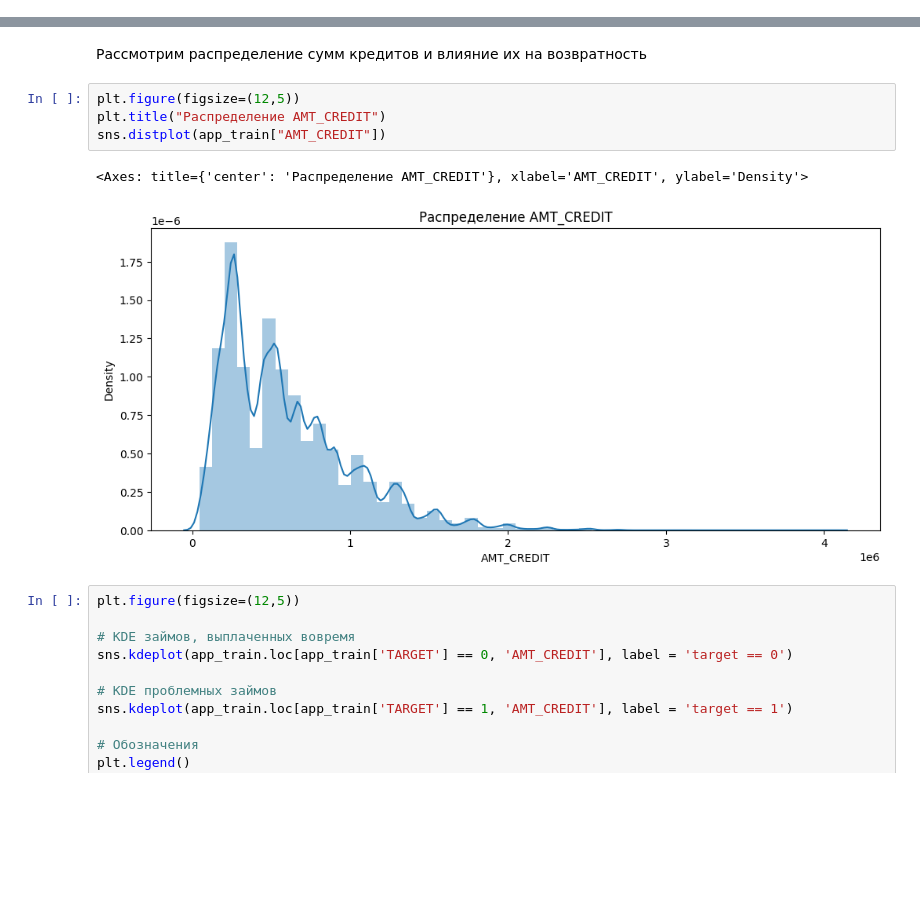
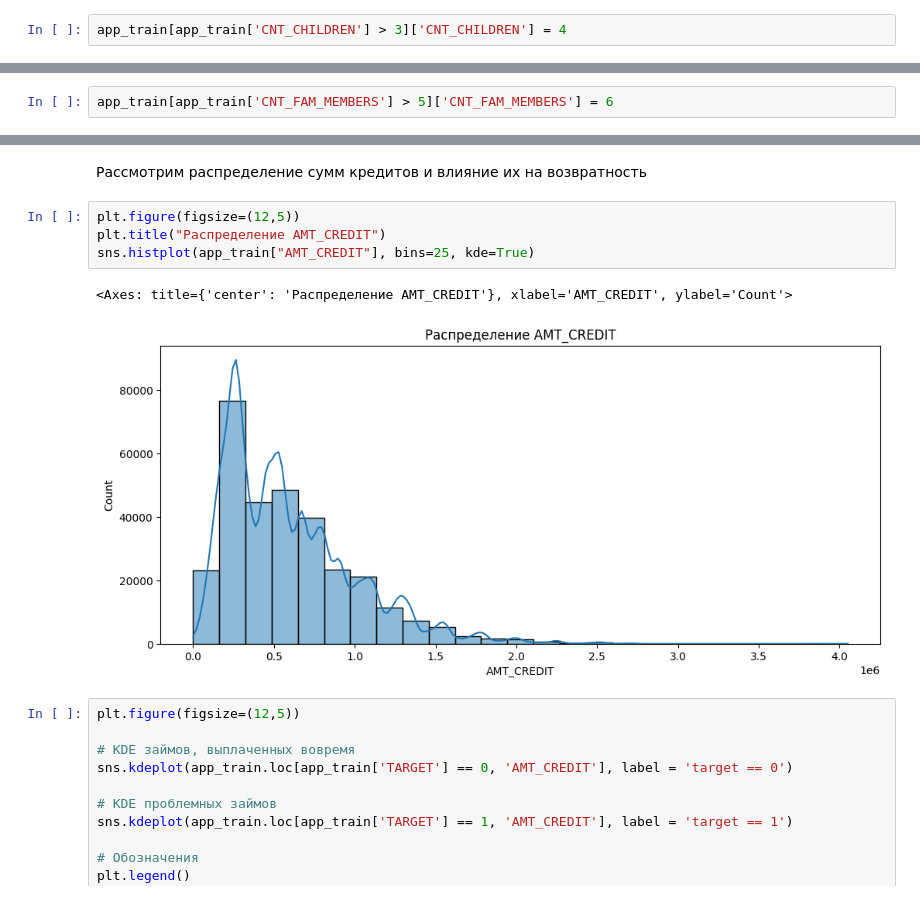
Before and after one commit to Uralbeckins/Credit-Score-Prediction-Home-Credit-Bank, a Jupyter notebook: Credit_Scoring.ipynb, the cells around one changed output, grey strips where cells are left out. Cells and saved outputs as stored; diff of their text form; blank space fills up the shorter version.

```diff
--- a/Credit_Scoring.ipynb
+++ b/Credit_Scoring.ipynb
@@ -366,3 +429,5 @@ Name: count, dtype: int64
+# %%
+app_train[app_train['CNT_CHILDREN'] > 3]['CNT_CHILDREN'] = 4
 # %% [markdown]
 ### Family members count
 # %%
@@ -375 +462,3 @@ plot_stats('CNT_FAM_MEMBERS')
+# %%
+app_train[app_train['CNT_FAM_MEMBERS'] > 5]['CNT_FAM_MEMBERS'] = 6
 # %% [markdown]
@@ -428,10 +531,10 @@ plot_stats('NAME_EDUCATION_TYPE', 90)
 # %%
 plt.figure(figsize=(12,5))
 plt.title("Распределение AMT_CREDIT")
-sns.distplot(app_train["AMT_CREDIT"])
+sns.histplot(app_train["AMT_CREDIT"], bins=25, kde=True)
 # %% [output]
-<Axes: title={'center': 'Распределение AMT_CREDIT'}, xlabel='AMT_CREDIT', ylabel='Density'>
+<Axes: title={'center': 'Распределение AMT_CREDIT'}, xlabel='AMT_CREDIT', ylabel='Count'>
-[figure, old version]
+[figure, new version]
 # %%
 plt.figure(figsize=(12,5))
 
```
Also changed, not shown: parts of 18 cells of this notebook, 9 other files.
